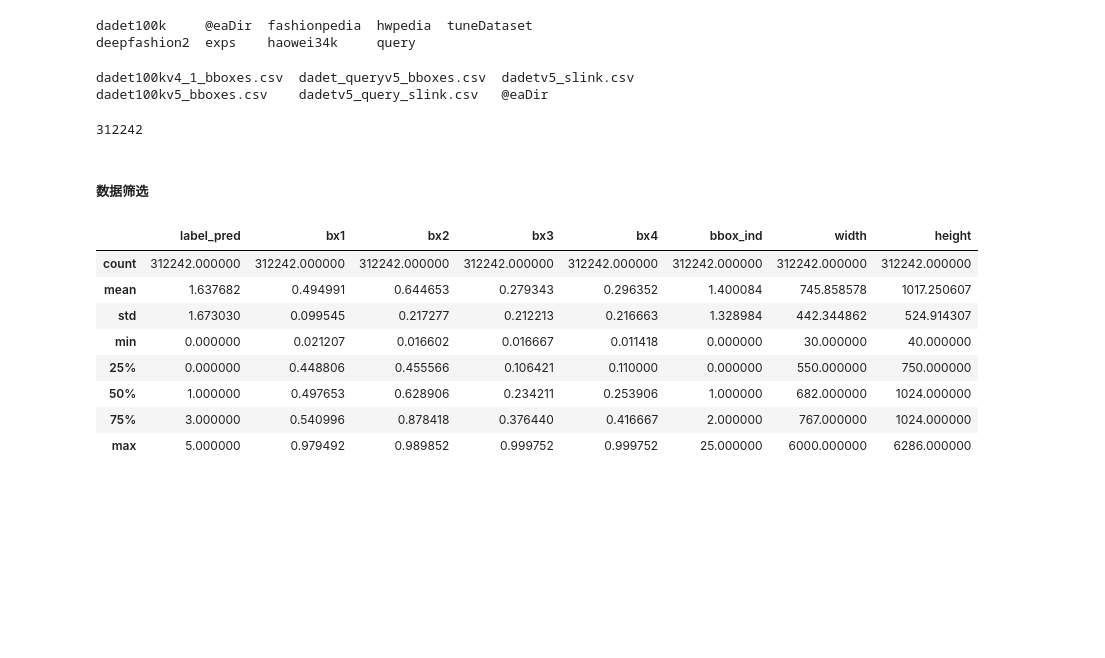
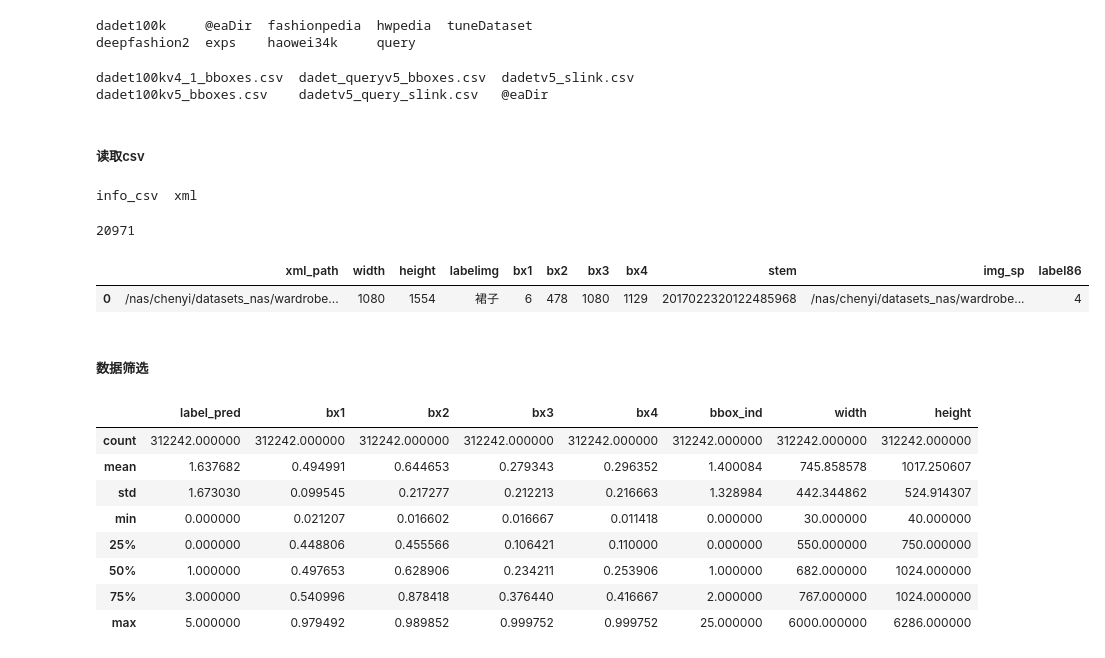
Before and after one commit to PEduck/datasetMudule, a Jupyter notebook: dataset/trainset_generate/gen2_labelFromTxt.ipynb, the cells around one changed output. Cells and saved outputs as stored; diff of their text form; code cells hidden in the pictures; blank space fills up the shorter version.

```diff
--- a/dataset/trainset_generate/gen2_labelFromTxt.ipynb
+++ b/dataset/trainset_generate/gen2_labelFromTxt.ipynb
@@ -96,10 +91,16 @@ dadet100kv4_1_bboxes.csv  dadet_queryv5_bboxes.csv  dadetv5_slink.csv
 dadet100kv5_bboxes.csv    dadetv5_query_slink.csv   @eaDir
 # %%
 # !mkdir $root_data/data/bboxes
+# %% [markdown]
+##### 读取csv
+# %%
+root_nas = Path('/nas/chenyi/datasets_nas/dada_det/xml/')
+root_xml = root_nas /'wardrobe500k/wardrobe20k_xml_hard20220705'
+!ls $root_xml
+# %% [output]
+info_csv  xml
 # %%
-# bboxes_df = pd.read_csv(root_nas /'bboxes/dadet100k/dadet100kv5_bboxes.csv')
-bboxes_df = pd.read_csv(root_nas /'bboxes/dadet100k/dadet100kv5_bboxes.csv')
+bboxes_df = pd.read_csv(root_xml /'info_csv/xml_clr_20220705.csv')
+len(bboxes_df)
+# %% [output]
+20971
-# %%
-len(bboxes_df)
-# %% [output]
-312242
@@ -108,3 +107,8 @@ len(bboxes_df)
+# %%
+bboxes_df.head(1)
+# %% [output]
+|  | xml_path | width | height | labelimg | bx1 | bx2 | bx3 | bx4 | stem | img_sp | label86 |
+| 0 | /nas/chenyi/datasets_nas/wardrobe... | 1080 | 1554 | 裙子 | 6 | 478 | 1080 | 1129 | 2017022320122485968 | /nas/chenyi/datasets_nas/wardrobe... | 4 |
 # %% [markdown]
 ##### 数据筛选
 # %%
```
Also changed, not shown: parts of 19 cells of this notebook, 20 other files.
